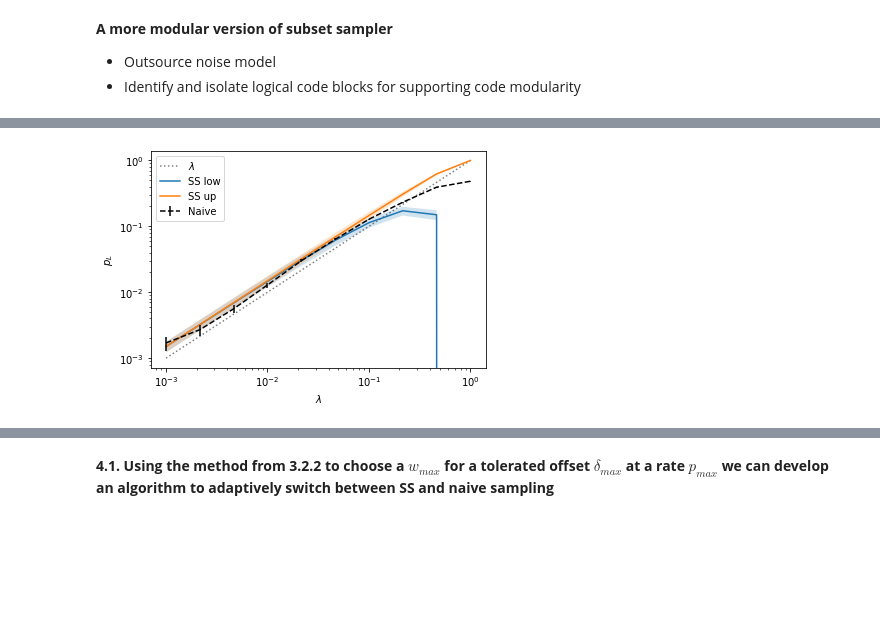
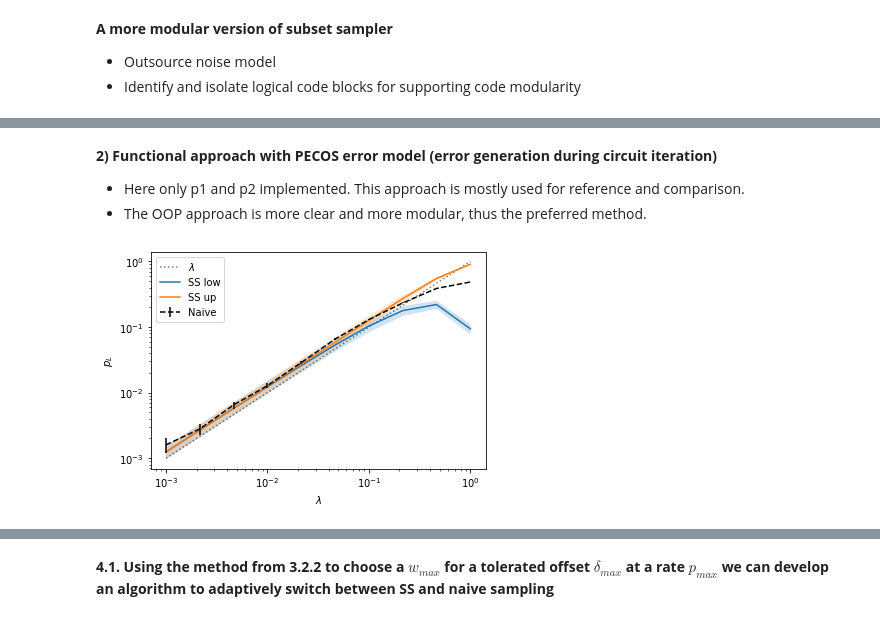
Before and after one commit to dpwinter/PECOS_WS_solutions, a Jupyter notebook: subset_sampling.ipynb, the cells around one changed output, grey strips where cells are left out. Cells and saved outputs as stored; diff of their text form; code cells hidden in the pictures; blank space fills up the shorter version.

```diff
--- a/subset_sampling.ipynb
+++ b/subset_sampling.ipynb
@@ -681,3 +864,7 @@ plt.show()
+# %% [markdown]
+**2) Functional approach with PECOS error model (error generation during circuit iteration)**
+* Here only p1 and p2 implemented. This approach is mostly used for reference and comparison.
+* The OOP approach is more clear and more modular, thus the preferred method.
 # %%
 %%time
 
@@ -694,7 +881,7 @@ ghz.append('measure Z', {4})
 n_gates = len(ghz)
 n_qbs = 5
 
-one_qb_gates = {'measure Z', 'H'}
+one_qb_gates = {'H'}
 two_qb_gates = {'CNOT'}
 
 one_qb_errs = ['X','Y','Z']
@@ -798,31 +985,31 @@ scale = lambda p_init, lambdas=lambdas: p_init * lambdas
 
 # one-dimensional case
 # idss = [all_gate_locs]
 # ws = 1
 # pss = scale(1)
 
 # two-dimensional case
 idss = [one_qb_gate_locs, two_qb_gate_locs]
 ws = [1,1]
 pss = np.array([scale(1), scale(0.5)])
 
 plt.xscale('log')
 plt.yscale('log')
 plt.xlabel(r'$\lambda$')
 plt.ylabel(r'$p_L$')
 plt.plot(lambdas, lambdas, 'k:', alpha=0.5, label=r"$\lambda$")
 
 n_samples = 20
 p_L_low, p_L_up, std = subset_sampler(n_samples, idss, pss, ws)
 plt.plot(lambdas, p_L_low, label="SS low")
 plt.fill_between(lambdas, p_L_low-std, p_L_low+std, alpha=0.2)
 plt.plot(lambdas, p_L_up, label="SS up")
 plt.fill_between(lambdas, p_L_up-std, p_L_up+std, alpha=0.2)
 
 n_samples = 10000
 p_L, std = naive_sampler(n_samples, idss, pss)
 plt.errorbar(lambdas, p_L, fmt='--', c="black", yerr=std, label="Naive")
 plt.legend()
 plt.show()
 # %% [output]
-[figure, old version]
+[figure, new version]
```
Also changed, not shown: parts of 4 cells of this notebook.
